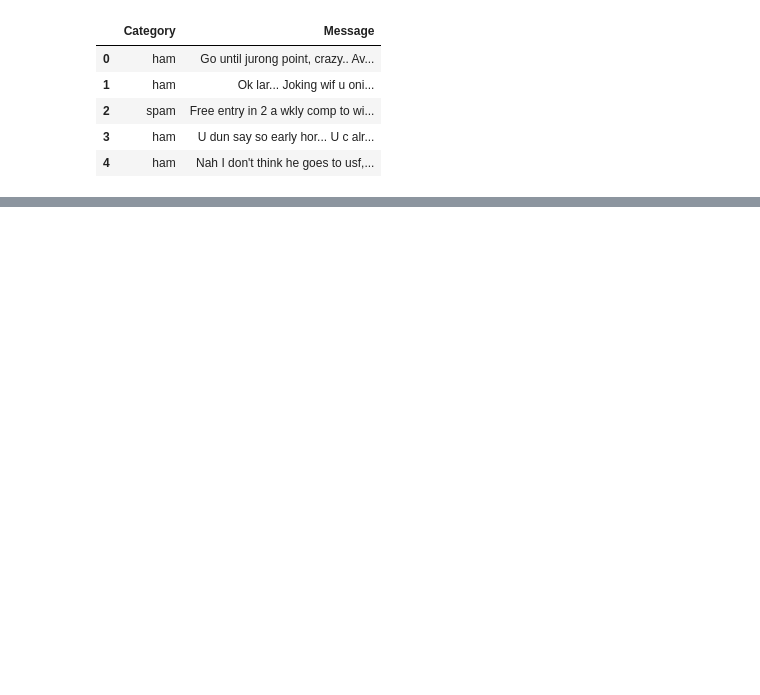
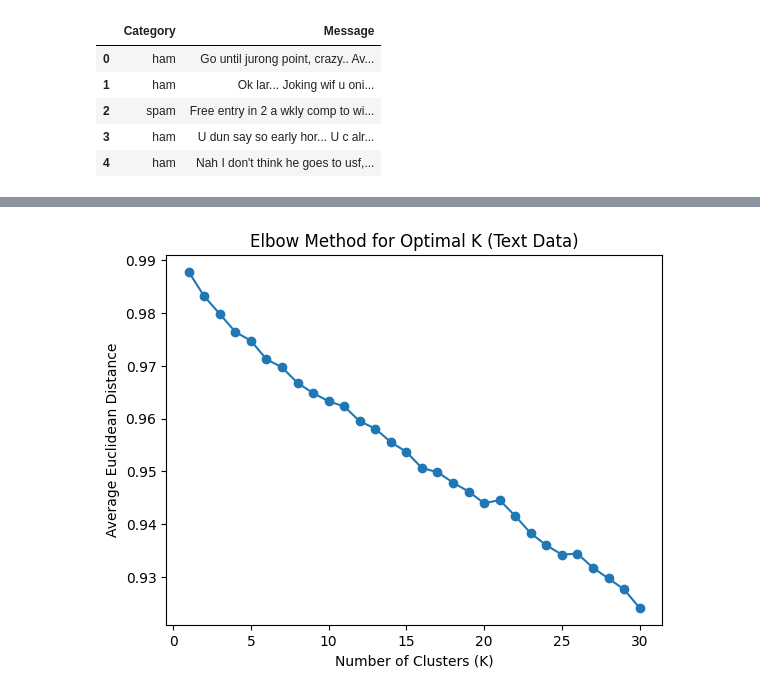
Before and after one commit to madhmanoj/ml-lab-assignment, a Jupyter notebook: lab9-10.ipynb, the cells around one changed output, grey strips where cells are left out. Saved outputs shown, nothing was run; the diff lists cells and outputs as text; code cells hidden in the pictures; blank space fills up the shorter version.

```diff
--- a/lab9-10.ipynb
+++ b/lab9-10.ipynb
@@ -67,0 +63,30 @@ print(kmeans(5, True))
+# %%
+# A2
+# Determine the k-value for your dataset; k = {1, 31}
+# Use elbow method to determine the ideal value of k based on average Euclidean
+# distance from cluster center
+import matplotlib.pyplot as plt
+from scipy.spatial.distance import cdist
+
+# Specify the range of k values to try
+k_values = range(1, 31)
+
+# Fit k-means for each k and calculate the average Euclidean distance
+distortions = []
+for k in k_values:
+    kmeans = KMeans(n_clusters=k, random_state=42, n_init="auto")
+    kmeans.fit(X_train)
+    distortions.append(sum(np.min(cdist(X_train, kmeans.cluster_centers_, 'euclidean'), axis=1)) / X_train.shape[0])
+
+# Plot the elbow curve
+plt.plot(k_values, distortions, marker='o')
+plt.title('Elbow Method for Optimal K (Text Data)')
+plt.xlabel('Number of Clusters (K)')
+plt.ylabel('Average Euclidean Distance')
+plt.show()
+# As we can see, elbow method is not as intuitive for high dimensional textual
+# data as it is for lower dimensional numeric data. This means we may not get
+# a clear elbow as shown in figure below. Better metrics such as silhouette score
+# are more applicable in this case as seen previously.
+# %% [output]
+[figure, added]
```
Also changed, not shown: parts of 5 cells of this notebook.
